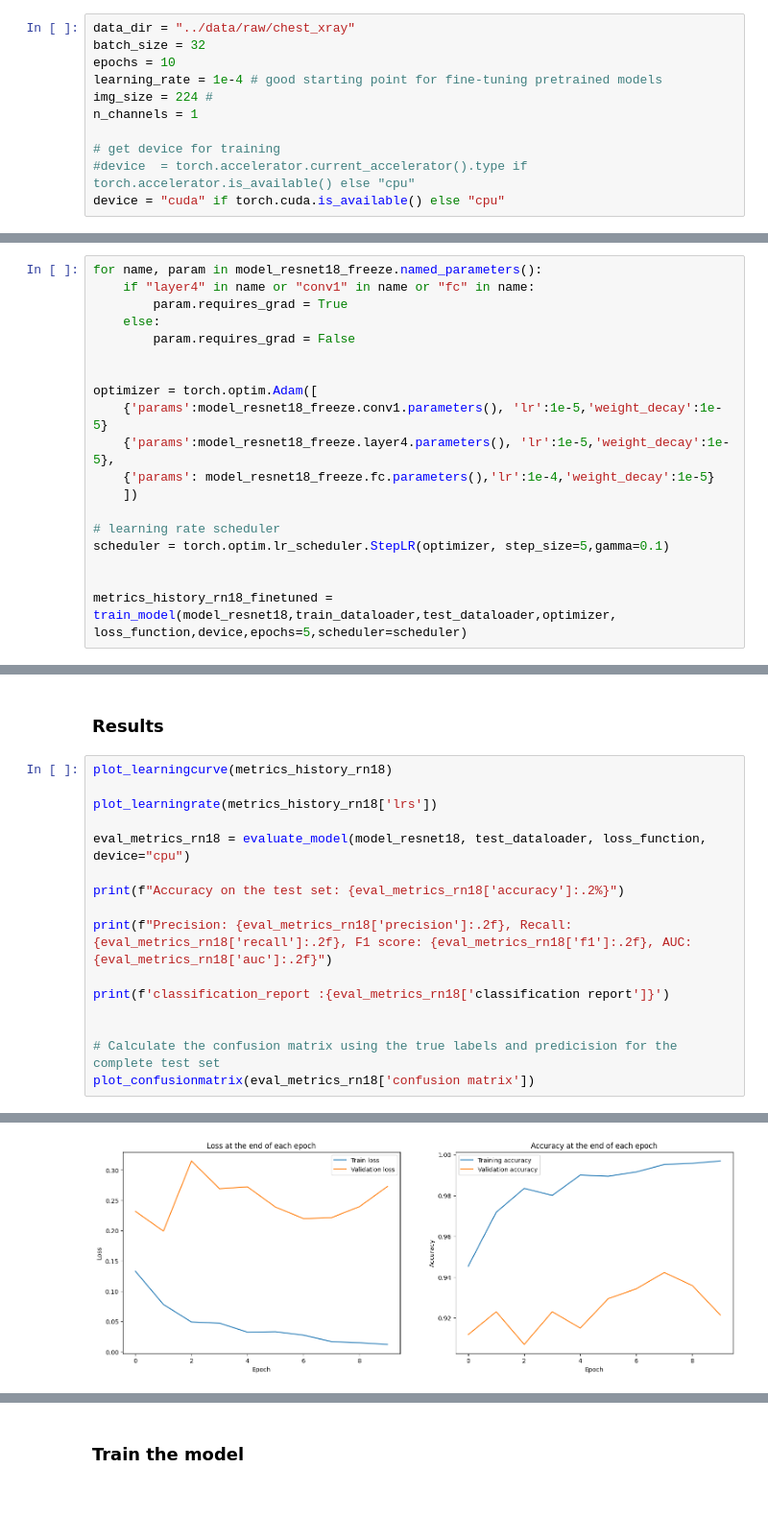
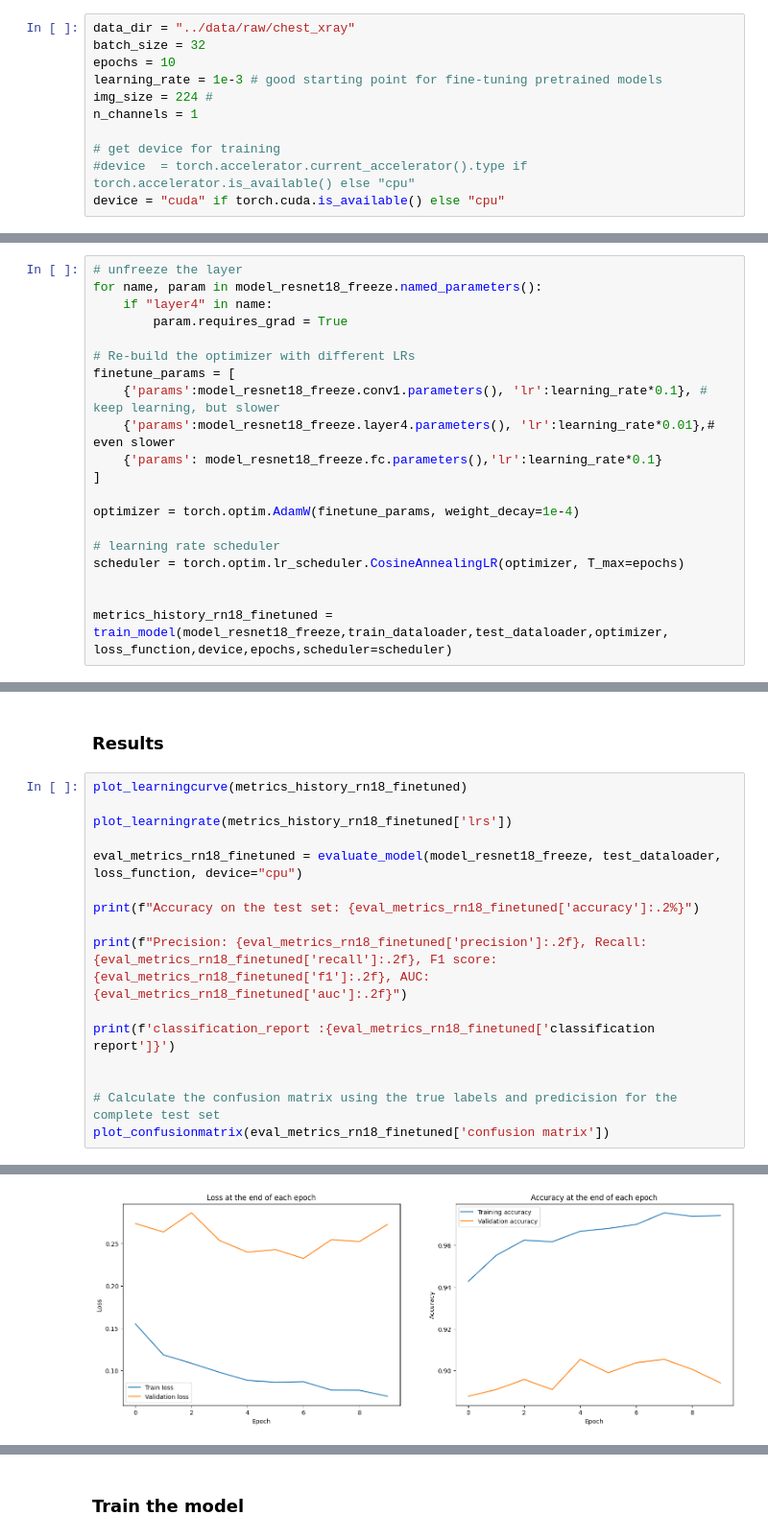
Before and after one commit to skorteland/chest-xray-pneumonia-classification-kaggle, a Jupyter notebook: notebooks/06_resnet.ipynb, the cells around one changed output, grey strips where cells are left out. Shown at 96% size. Drawn from its saved outputs; the diff is of its cells as text; blank space fills up the shorter version.

Commit message:
Update jupyter notebook on ResNet models

```diff
--- a/notebooks/06_resnet.ipynb
+++ b/notebooks/06_resnet.ipynb
@@ -30,7 +30,7 @@ Set hyperparameters and device for training. Use GPU if available, otherwise use
 data_dir = "../data/raw/chest_xray"
 batch_size = 32
 epochs = 10
-learning_rate = 1e-4 # good starting point for fine-tuning pretrained models
+learning_rate = 1e-3 # good starting point for fine-tuning pretrained models
 img_size = 224 #
 n_channels = 1
 
@@ -127,20 +132,21 @@ Done!
 # %%
+# unfreeze the layer
 for name, param in model_resnet18_freeze.named_parameters():
-    if "layer4" in name or "conv1" in name or "fc" in name:
+    if "layer4" in name:
         param.requires_grad = True
-    else:
-        param.requires_grad = False
+
+# Re-build the optimizer with different LRs
+finetune_params = [
+    {'params':model_resnet18_freeze.conv1.parameters(), 'lr':learning_rate*0.1}, # keep learning, but slower
+    {'params':model_resnet18_freeze.layer4.parameters(), 'lr':learning_rate*0.01},# even slower
+    {'params': model_resnet18_freeze.fc.parameters(),'lr':learning_rate*0.1}
+]
+
+optimizer = torch.optim.AdamW(finetune_params, weight_decay=1e-4)
+
+# learning rate scheduler
+scheduler = torch.optim.lr_scheduler.CosineAnnealingLR(optimizer, T_max=epochs)
 
 
-optimizer = torch.optim.Adam([
-    {'params':model_resnet18_freeze.conv1.parameters(), 'lr':1e-5,'weight_decay':1e-5}
-    {'params':model_resnet18_freeze.layer4.parameters(), 'lr':1e-5,'weight_decay':1e-5},
-    {'params': model_resnet18_freeze.fc.parameters(),'lr':1e-4,'weight_decay':1e-5}
-    ])
-
-# learning rate scheduler
-scheduler = torch.optim.lr_scheduler.StepLR(optimizer, step_size=5,gamma=0.1)
-
-
-metrics_history_rn18_finetuned = train_model(model_resnet18,train_dataloader,test_dataloader,optimizer, loss_function,device,epochs=5,scheduler=scheduler)
+metrics_history_rn18_finetuned = train_model(model_resnet18_freeze,train_dataloader,test_dataloader,optimizer, loss_function,device,epochs,scheduler=scheduler)
 # %% [output]
@@ -177,19 +186,19 @@ torch.save(model_resnet18,'../models/resnet18_5ep_finetuned.pth')
 # %% [markdown]
 ### Results
 # %%
-plot_learningcurve(metrics_history_rn18)
+plot_learningcurve(metrics_history_rn18_finetuned)
 
-plot_learningrate(metrics_history_rn18['lrs'])
+plot_learningrate(metrics_history_rn18_finetuned['lrs'])
 
-eval_metrics_rn18 = evaluate_model(model_resnet18, test_dataloader, loss_function, device="cpu")
+eval_metrics_rn18_finetuned = evaluate_model(model_resnet18_freeze, test_dataloader, loss_function, device="cpu")
 
-print(f"Accuracy on the test set: {eval_metrics_rn18['accuracy']:.2%}")
+print(f"Accuracy on the test set: {eval_metrics_rn18_finetuned['accuracy']:.2%}")
 
-print(f"Precision: {eval_metrics_rn18['precision']:.2f}, Recall: {eval_metrics_rn18['recall']:.2f}, F1 score: {eval_metrics_rn18['f1']:.2f}, AUC: {eval_metrics_rn18['auc']:.2f}")
+print(f"Precision: {eval_metrics_rn18_finetuned['precision']:.2f}, Recall: {eval_metrics_rn18_finetuned['recall']:.2f}, F1 score: {eval_metrics_rn18_finetuned['f1']:.2f}, AUC: {eval_metrics_rn18_finetuned['auc']:.2f}")
 
-print(f'classification_report :{eval_metrics_rn18['classification report']}')
+print(f'classification_report :{eval_metrics_rn18_finetuned['classification report']}')
 
 
 # Calculate the confusion matrix using the true labels and predicision for the complete test set
-plot_confusionmatrix(eval_metrics_rn18['confusion matrix'])
+plot_confusionmatrix(eval_metrics_rn18_finetuned['confusion matrix'])
 # %% [output]
@@ -206 +215 @@ weighted avg       0.93      0.92      0.92       624
-[figure, old version]
+[figure, new version]
```
Also changed, not shown: parts of 19 cells of this notebook.
